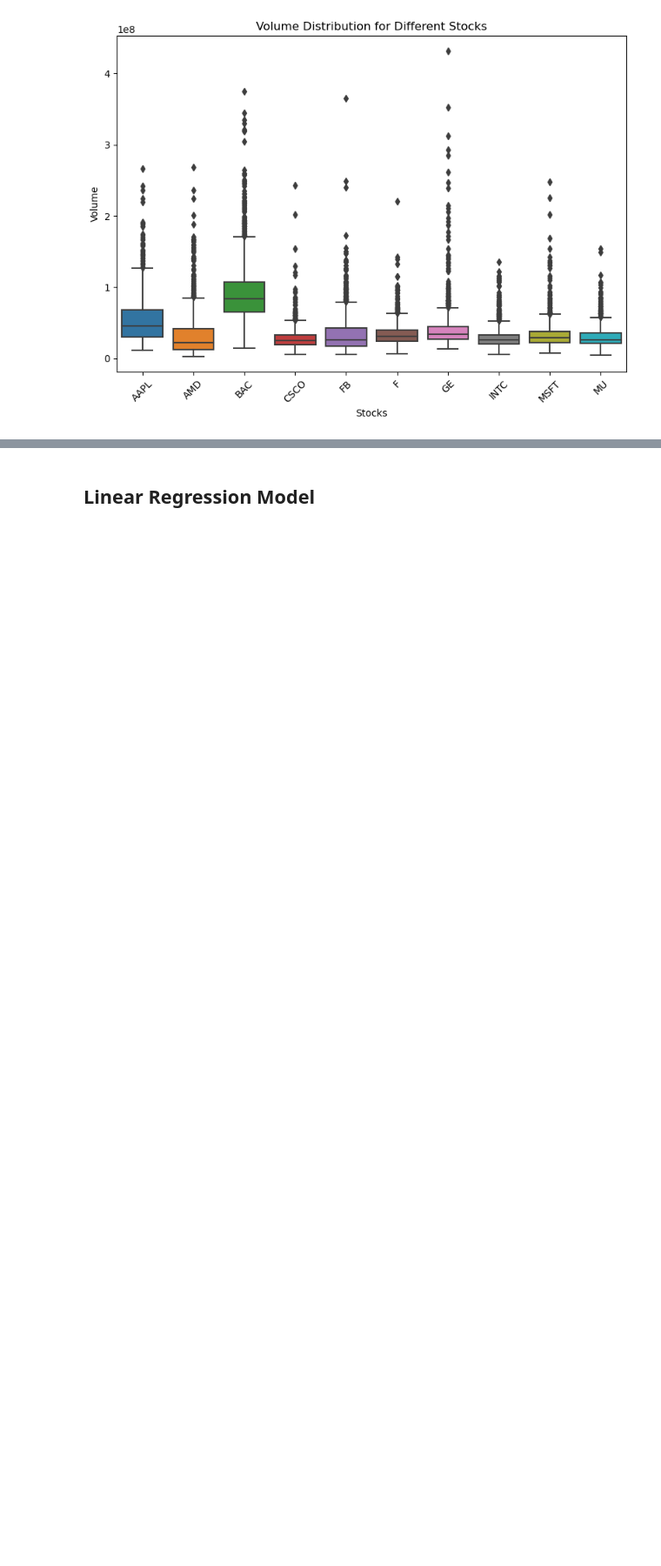
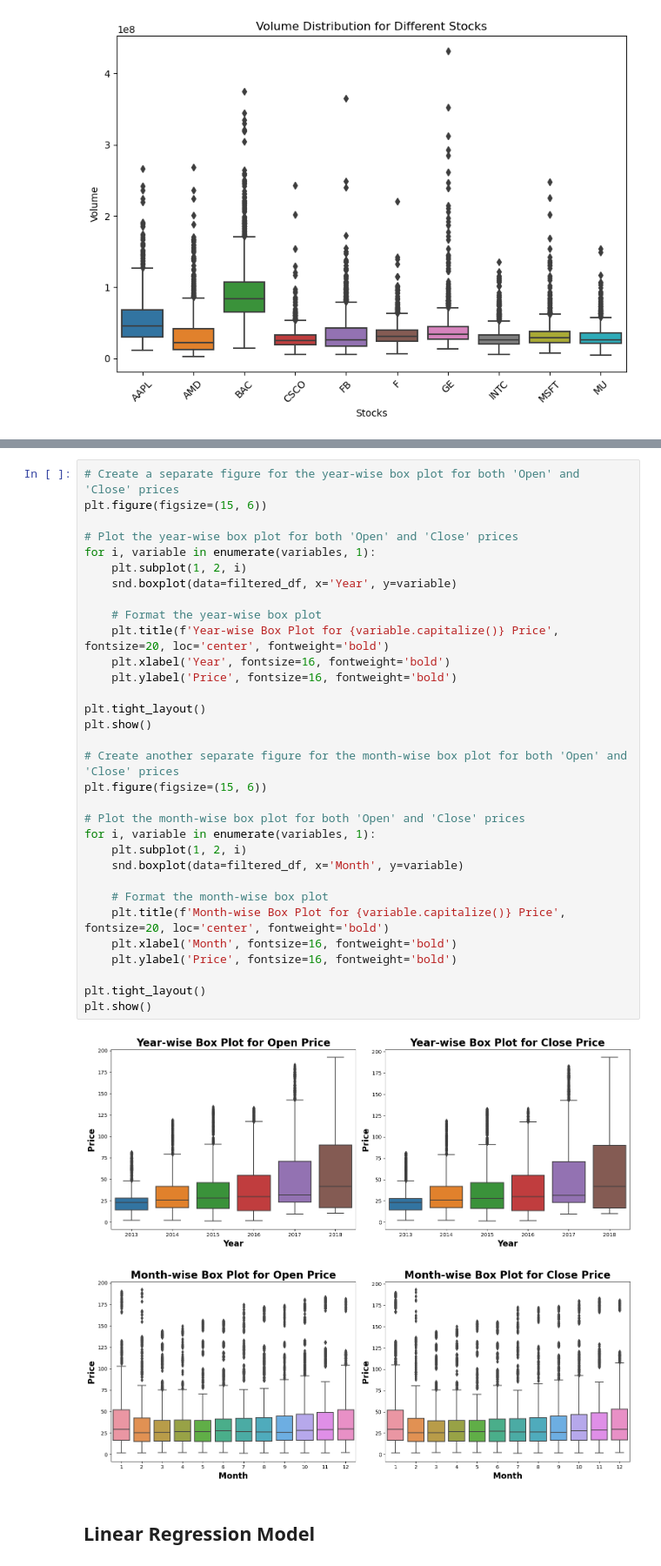
Before and after one commit to paarthvisharma/StockPricePrediction, a Jupyter notebook: StockPrediction.ipynb, the cells around one changed output, grey strips where cells are left out. Shown at 87% size. Drawn from its saved outputs; the diff is of its cells as text; blank space fills up the shorter version.

```diff
--- a/StockPrediction.ipynb
+++ b/StockPrediction.ipynb
@@ -256,3 +330,38 @@ plt.show()
+# %%
+# Create a separate figure for the year-wise box plot for both 'Open' and 'Close' prices
+plt.figure(figsize=(15, 6))
+
+# Plot the year-wise box plot for both 'Open' and 'Close' prices
+for i, variable in enumerate(variables, 1):
+    plt.subplot(1, 2, i)
+    snd.boxplot(data=filtered_df, x='Year', y=variable)
+
+    # Format the year-wise box plot
+    plt.title(f'Year-wise Box Plot for {variable.capitalize()} Price', fontsize=20, loc='center', fontweight='bold')
+    plt.xlabel('Year', fontsize=16, fontweight='bold')
+    plt.ylabel('Price', fontsize=16, fontweight='bold')
+
+plt.tight_layout()
+plt.show()
+
+# Create another separate figure for the month-wise box plot for both 'Open' and 'Close' prices
+plt.figure(figsize=(15, 6))
+
+# Plot the month-wise box plot for both 'Open' and 'Close' prices
+for i, variable in enumerate(variables, 1):
+    plt.subplot(1, 2, i)
+    snd.boxplot(data=filtered_df, x='Month', y=variable)
+
+    # Format the month-wise box plot
+    plt.title(f'Month-wise Box Plot for {variable.capitalize()} Price', fontsize=20, loc='center', fontweight='bold')
+    plt.xlabel('Month', fontsize=16, fontweight='bold')
+    plt.ylabel('Price', fontsize=16, fontweight='bold')
+
+plt.tight_layout()
+plt.show()
+# %% [output]
+[figure, added]
+[figure, added]
 # %% [markdown]
 ## Linear Regression Model
 # %%
```
Also changed, not shown: parts of 8 cells of this notebook.
